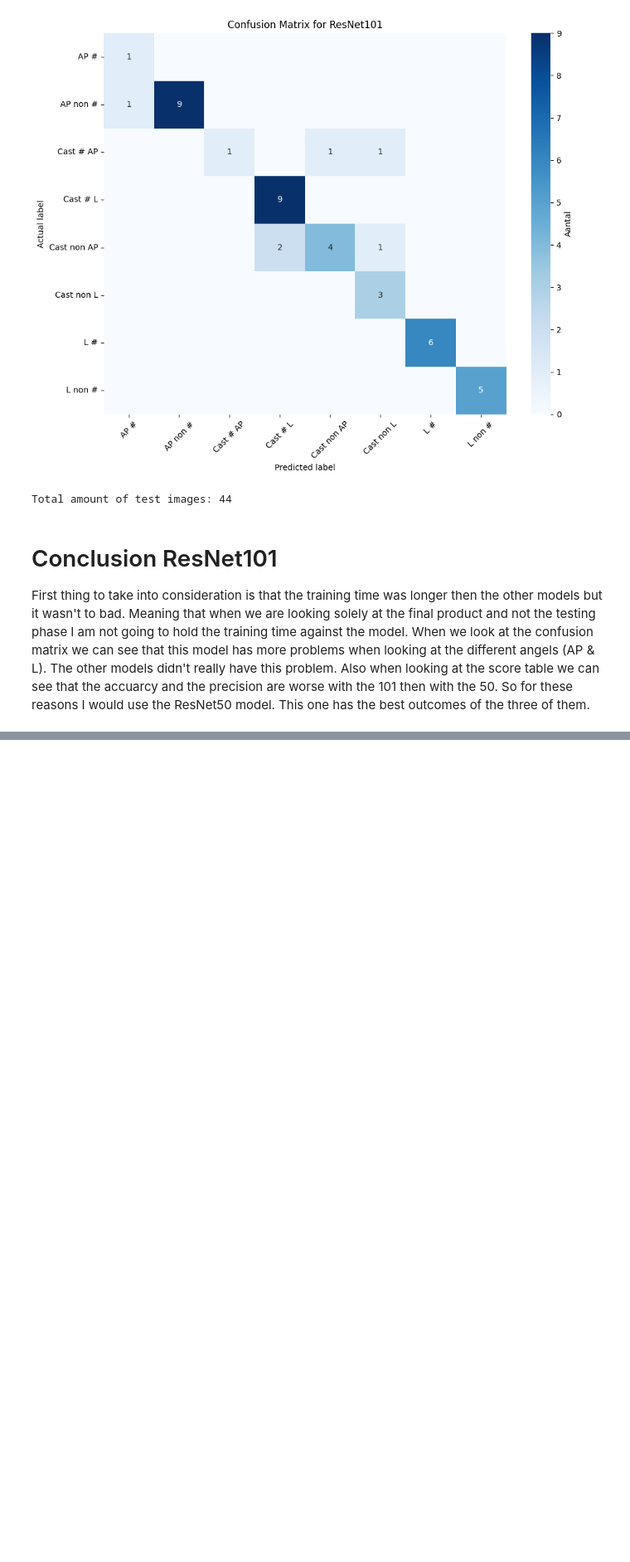
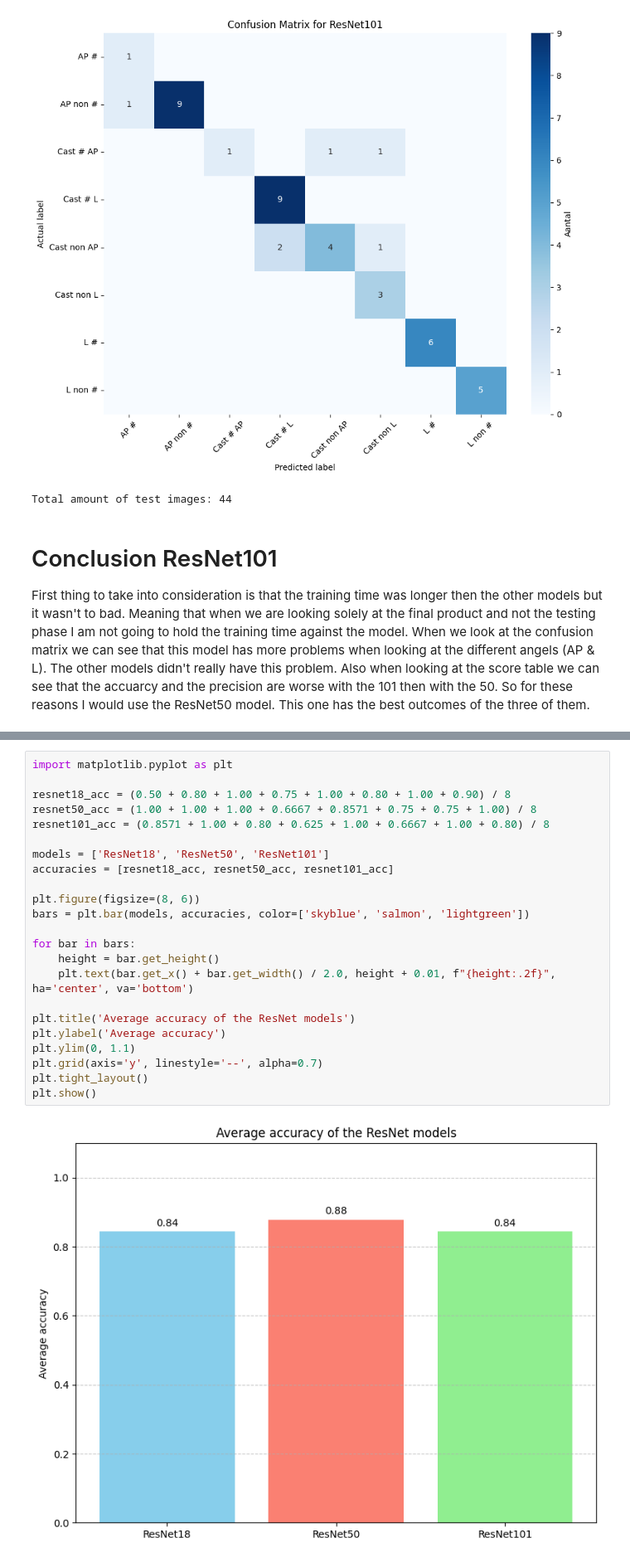
Before and after one commit to Homura2003/X-ray-classifier, a Jupyter notebook: X-ray classification notebook.ipynb, the cells around one changed output, grey strips where cells are left out. Shown at 83% size. Drawn from its saved outputs; the diff is of its cells as text; blank space fills up the shorter version.

Commit message:
Added some graphs in the conclusion.

```diff
--- a/X-ray classification notebook.ipynb
+++ b/X-ray classification notebook.ipynb
@@ -686,3 +686,28 @@ Total amount of test images: 44
 First thing to take into consideration is that the training time was longer then the other models but it wasn't to bad. Meaning that when we are looking solely at the final product and not the testing phase I am not going to hold the training time against the model. When we look at the confusion matrix we can see that this model has more problems when looking at the different angels (AP & L). The other models didn't really have this problem. Also when looking at the score table we can see that the accuarcy and the precision are worse with the 101 then with the 50. So for these reasons I would use the ResNet50 model. This one has the best outcomes of the three of them.
 # %% [markdown]
 ![Tables2](Tables2.png)
+# %%
+import matplotlib.pyplot as plt
+
+resnet18_acc = (0.50 + 0.80 + 1.00 + 0.75 + 1.00 + 0.80 + 1.00 + 0.90) / 8
+resnet50_acc = (1.00 + 1.00 + 1.00 + 0.6667 + 0.8571 + 0.75 + 0.75 + 1.00) / 8
+resnet101_acc = (0.8571 + 1.00 + 0.80 + 0.625 + 1.00 + 0.6667 + 1.00 + 0.80) / 8
+
+models = ['ResNet18', 'ResNet50', 'ResNet101']
+accuracies = [resnet18_acc, resnet50_acc, resnet101_acc]
+
+plt.figure(figsize=(8, 6))
+bars = plt.bar(models, accuracies, color=['skyblue', 'salmon', 'lightgreen'])
+
+for bar in bars:
+    height = bar.get_height()
+    plt.text(bar.get_x() + bar.get_width() / 2.0, height + 0.01, f"{height:.2f}", ha='center', va='bottom')
+
+plt.title('Average accuracy of the ResNet models')
+plt.ylabel('Average accuracy')
+plt.ylim(0, 1.1)
+plt.grid(axis='y', linestyle='--', alpha=0.7)
+plt.tight_layout()
+plt.show()
+# %% [output]
+[figure, added]
```
Also changed, not shown: parts of 2 cells of this notebook.
